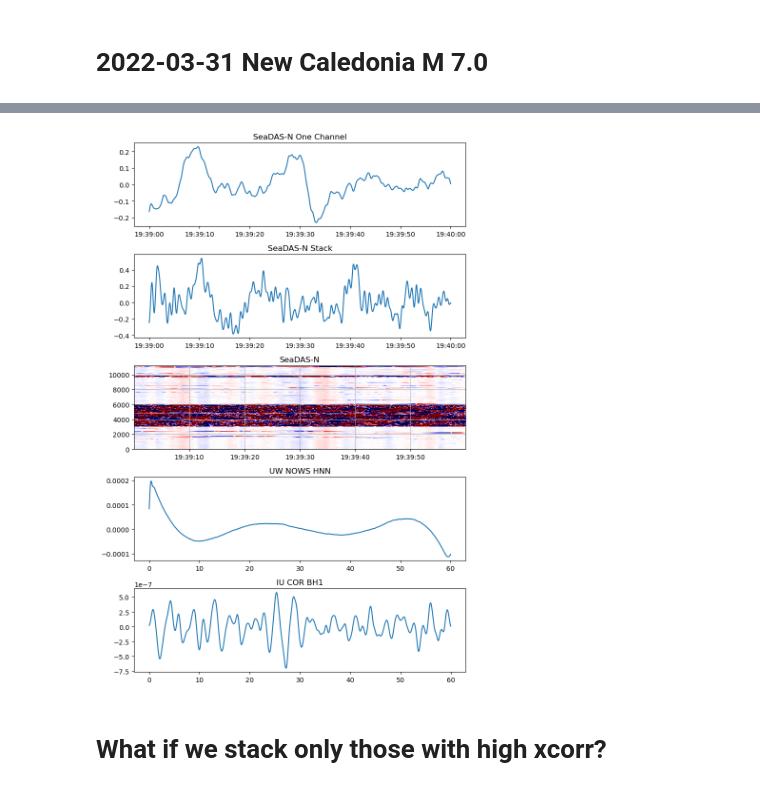
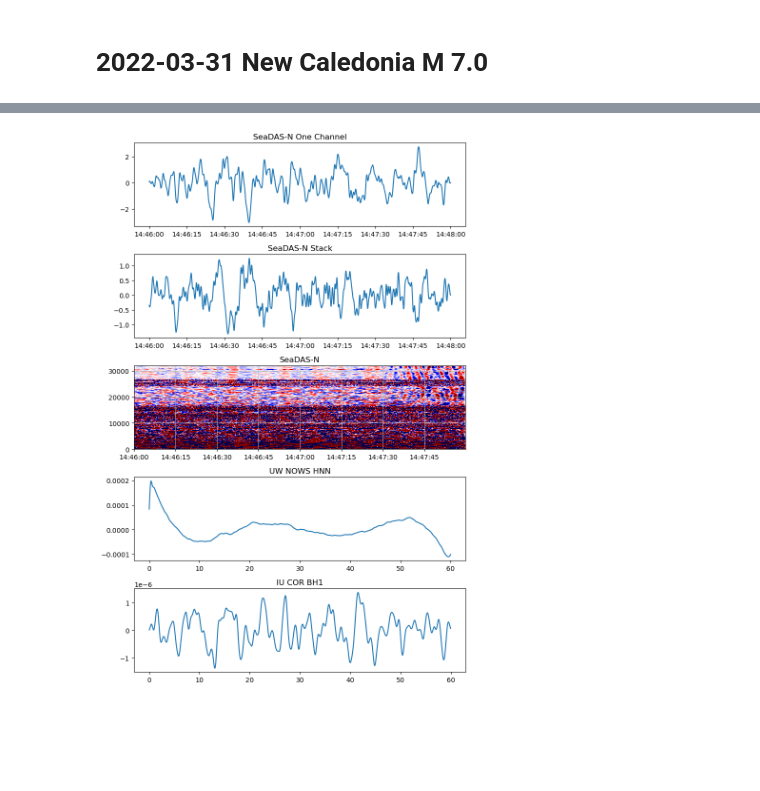
Before and after one commit to bradlipovsky/das-stuff, a Jupyter notebook: seadasn-teleseisms.ipynb, the cells around one changed output, grey strips where cells are left out. Drawn from its saved outputs; the diff is of its cells as text; code cells hidden in the pictures; blank space fills up the shorter version.

Commit message:
broke out smart stacking workflow into new notebook

```diff
--- a/seadasn-teleseisms.ipynb
+++ b/seadasn-teleseisms.ipynb
@@ -102,13 +54,13 @@ https://earthquake.usgs.gov/earthquakes/eventpage/us7000gxl1/executive
 # %%
-# file_base_name = 'convert-to-hdf5'
+file_base_name = 'convert-to-hdf5'
 # sample_rate = 533.33
 
-# t0 = datetime.datetime(2022,3,16,14,46,0)
-# file_duration = 1
-# dt = datetime.timedelta(minutes=file_duration)
-# number_of_files = 10
-# low_cut = 0.05
-# hi_cut = 1
+t0 = datetime.datetime(2022,3,16,14,46,0)
+number_of_files = 2
+dt = datetime.timedelta(minutes=number_of_files)
+
+low_cut = 0.05
+hi_cut = 1
 # %% [markdown]
 # 2022-03-30 New Caledonia M 6.9
 http://ds.iris.edu/wilber3/find_stations/11544990
@@ -125,7 +77,8 @@ http://ds.iris.edu/wilber3/find_stations/11544990
 # number_of_files = 75
 # file_duration = 1
 # %%
-data,dates,attrs = open_sintela_file(file_base_name,t0,pth)
+data,dates,attrs = open_sintela_file(file_base_name,t0,pth,
+                                    number_of_files=number_of_files)
 x_max=data.shape[1] * attrs['SpatialSamplingInterval']
 # %%
 b,a = butter(2,(low_cut,hi_cut),'bp',fs=attrs['MaximumFrequency']*2)
@@ -154,41 +107,41 @@ plt.title(title,fontsize=12)
 
 ax = plt.subplot(5,1,1)
 fig.patch.set_facecolor('w')
-t = np.array([time-time[0]]).flatten()/1e6
+# t = np.array([time-time[0]]).flatten()/1e6
 plt.plot(dates,data_filt[:,100])
 ax.set_title('SeaDAS-N One Channel')
 
 ax = plt.subplot(5,1,2)
 fig.patch.set_facecolor('w')
 exx = np.mean(data_filt,axis=1)
-t = np.array([time-time[0]]).flatten()/1e6
+# t = np.array([time-time[0]]).flatten()/1e6
 plt.plot(dates,exx)
 ax.set_title('SeaDAS-N Stack')
 
 ax=plt.subplot(5,1,3)
 ax.set_title('SeaDAS-N')
 # plt.imshow(data_filt.T,vmin=-0.1,vmax=0.1,cmap='seismic',aspect='auto')
 x_lims = mdates.date2num(dates)
 plt.imshow(data_filt.T,vmin=-1,vmax=1,cmap='seismic',aspect='auto', extent=[x_lims[0],x_lims[-1],0,x_max])
 ax.xaxis_date()
 date_format = mdates.DateFormatter('%H:%M:%S')
 ax.xaxis.set_major_formatter(date_format)
 plt.grid()
 
 ax = plt.subplot(5,1,4)
 for tr in st:
     plt.plot(tr.times(),tr.data)
 fig.patch.set_facecolor('w')
 ax.set_title('UW NOWS HNN')
 
 ax = plt.subplot(5,1,5)
 for tr in st2:
     plt.plot(tr.times(),tr.data)
 fig.patch.set_facecolor('w')
 ax.set_title('IU COR BH1')
 
 fig.suptitle(title,fontsize=20)
 plt.tight_layout()
 plt.show()
 # %% [output]
-[figure, old version]
+[figure, new version]
@@ -217,2 +147,0 @@ plt.show()
-# %% [markdown]
-# What if we stack only those with high xcorr?
```
Also changed, not shown: parts of 21 cells of this notebook, 1 other file.
